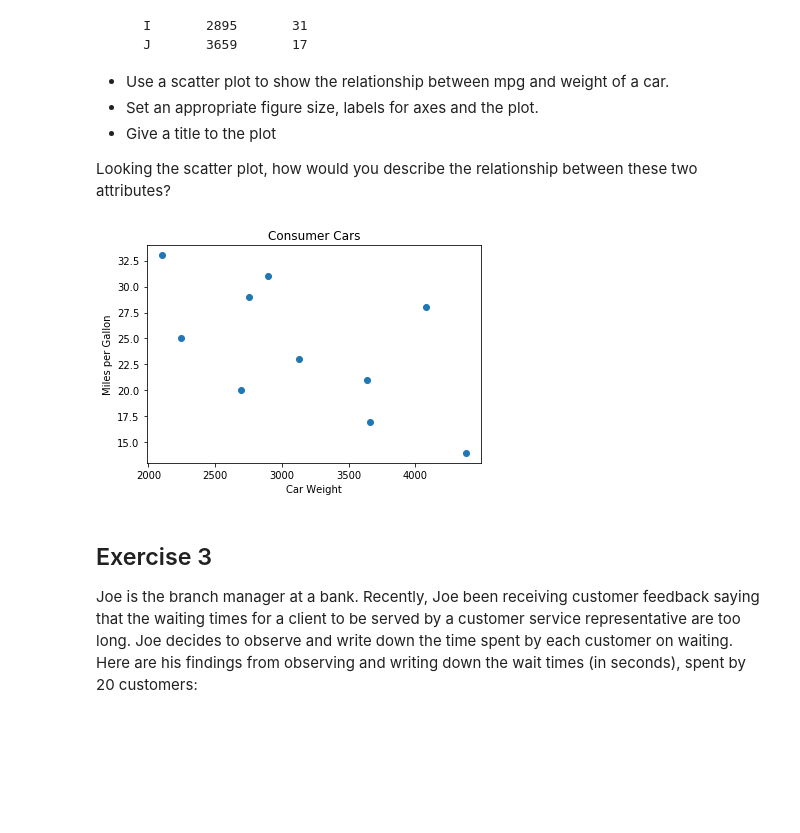
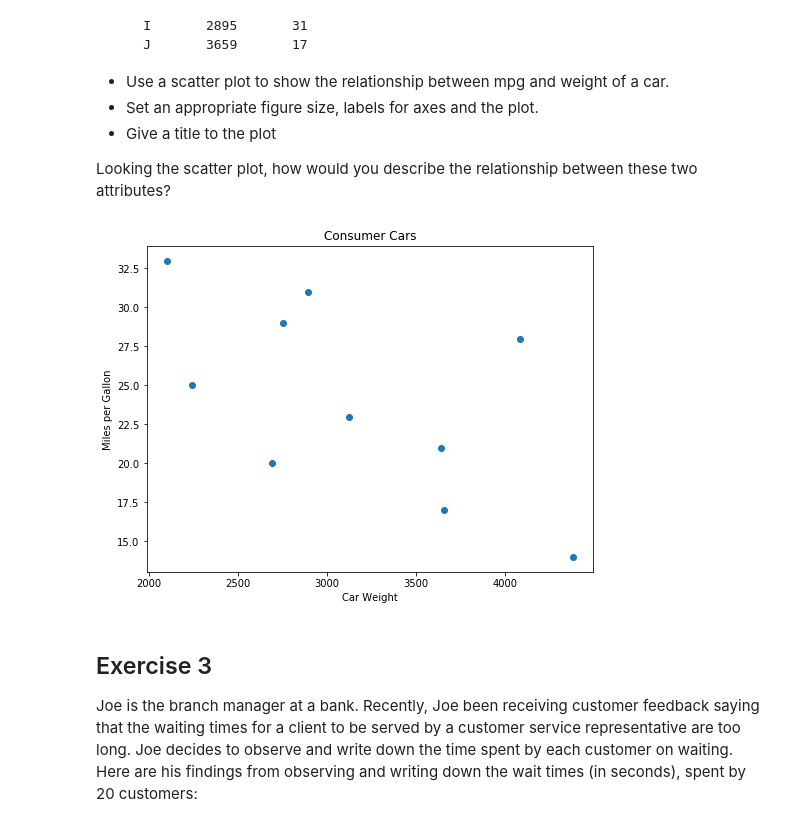
Before and after one commit to FabriceMesidor/dsc-data-viz-lab-nyc-ds-071519, a Jupyter notebook: index.ipynb, the cells around one changed output. Cells and saved outputs as stored; diff of their text form; code cells hidden in the pictures; blank space fills up the shorter version.

```diff
--- a/index.ipynb
+++ b/index.ipynb
@@ -70,21 +70,23 @@ Looking the scatter plot, how would you describe the relationship between these
 # %%
 weight = [2750, 3125, 2100, 4082, 2690, 3640, 4380, 2241, 2895, 3659]
 mpg = [29, 23, 33, 28, 20, 21, 14, 25, 31, 17]
 
 # Set the figure size in inches
-plt.figure(figsize(8,6))
+plt.figure(figsize=(8,6))
 
 # Plot with scatter()
 plt.scatter(weight,mpg)
 
 # Set x and y axes labels and give titles
 plt.title('Consumer Cars')
 plt.xlabel('Car Weight')
 plt.ylabel('Miles per Gallon')
 
+plt.legen
+
 plt.show()
 # %% [output]
-[figure, old version]
+[figure, new version]
 # %% [markdown]
 ## Exercise 3
 
```
